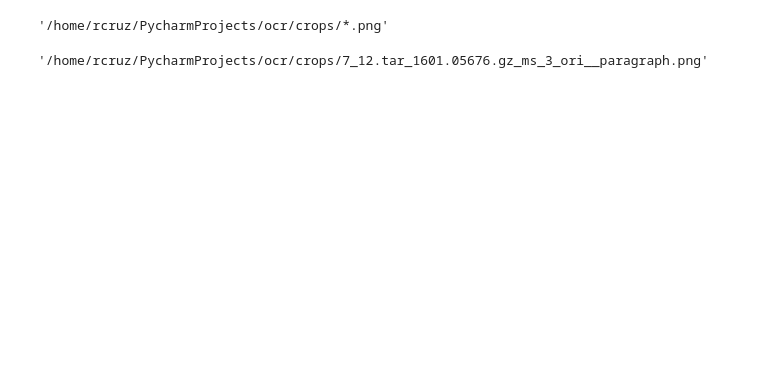
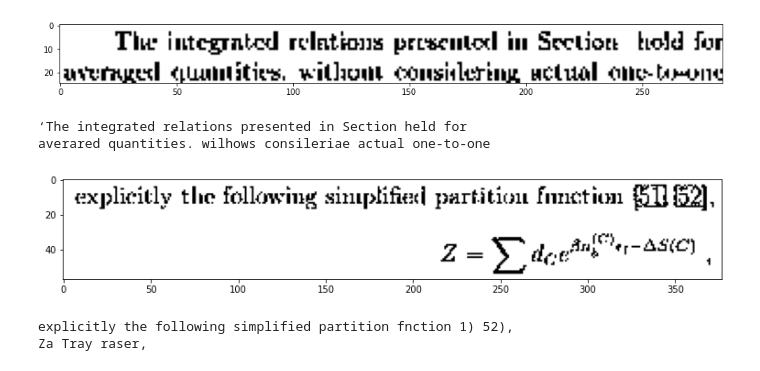
Before and after one commit to rcruzgar/ocr, a Jupyter notebook: 3_character_recognition.ipynb, the cells around one changed output. Cells and saved outputs as stored; diff of their text form; code cells hidden in the pictures; blank space fills up the shorter version.

```diff
--- a/3_character_recognition.ipynb
+++ b/3_character_recognition.ipynb
@@ -83,8 +86,38 @@ type An. In particular, dim(|NC(W)}) = dim(A).
-# %%
-img_name.split('__')[-1]
-# %% [output]
-'/home/rcruz/PycharmProjects/ocr/crops/*.png'
-# %%
-random_image
-# %% [output]
-'/home/rcruz/PycharmProjects/ocr/crops/7_12.tar_1601.05676.gz_ms_3_ori__paragraph.png'
+# %%
+## Intentemos mejorar la lectura de los caracteres
+## aplicando filtros a las imágenes
+
+lista_a_mejorar = ['/home/rcruz/PycharmProjects/ocr/crops/9_10.tar_1601.04660.gz_civ_15_ori__paragraph.png',
+                   '/home/rcruz/PycharmProjects/ocr/crops/6_101.tar_1408.2391.gz_BridgingCollapse3_6_ori__paragraph.png'
+                   ]
+
+for img_mejora in lista_a_mejorar:
+
+    img = cv2.imread(img_mejora, cv2.IMREAD_GRAYSCALE)
+    img = cv2.cvtColor(img, cv2.COLOR_BGR2RGB)
+
+
+    ret, img = cv2.threshold(img, 190, 255, cv2.THRESH_BINARY)
+
+    # ret, img = cv2.threshold(img, 150, 255,cv2.THRESH_TOZERO)
+
+
+    kernel = np.ones((1,1),np.uint8)
+    img = cv2.erode(img,kernel,iterations = 3)
+
+    img = cv2.dilate(img, kernel, iterations=3)
+
+
+    plt.figure(figsize = (15,2))
+    plt.imshow(img)
+    plt.show()
+
+    text = pytesseract.image_to_string(img, lang='eng', config='--psm 6')
+    print(text)
+# %% [output]
+[figure, added]
+‘The integrated relations presented in Section held for
+averared quantities. wilhows consileriae actual one-to-one
+[figure, added]
+explicitly the following simplified partition fnction 1) 52),
+Za Tray raser,
```
Also changed, not shown: parts of 2 cells of this notebook.
